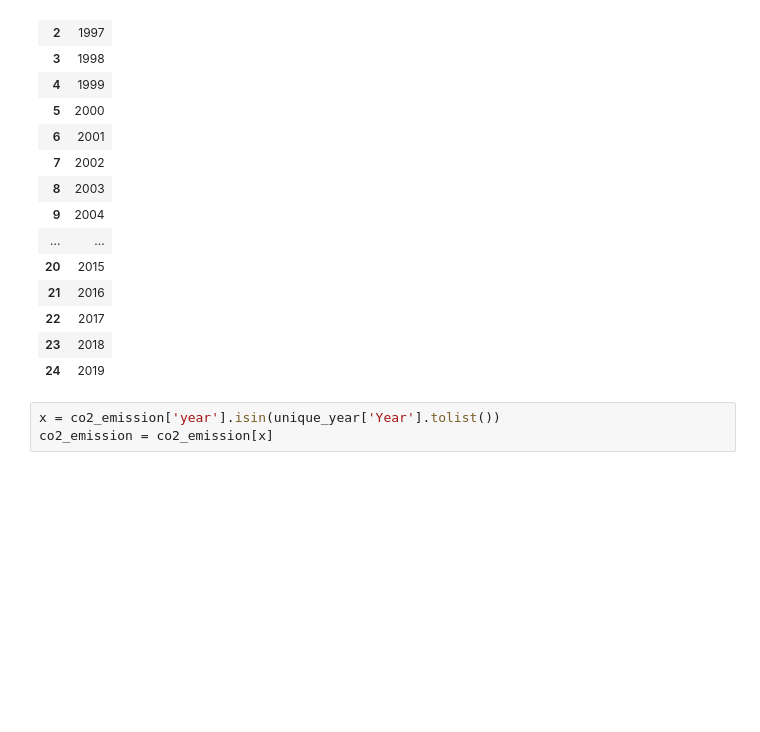
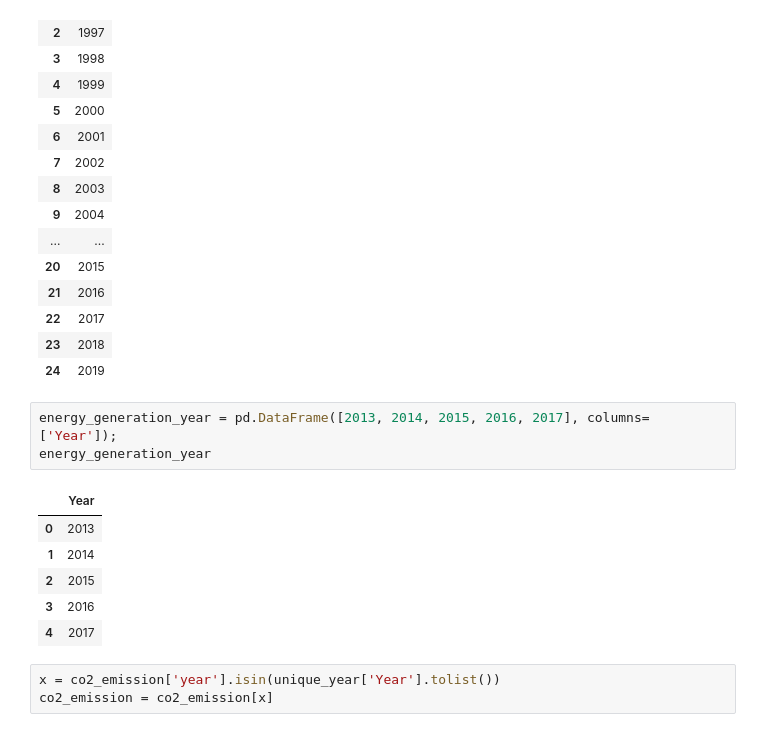
Before and after one commit to Tanuj7942/PowerPlantsData, a Jupyter notebook: Analysis/Power Plant Effects.ipynb, the cells around one changed output. Cells and saved outputs as stored; diff of their text form; blank space fills up the shorter version.

```diff
--- a/Analysis/Power Plant Effects.ipynb
+++ b/Analysis/Power Plant Effects.ipynb
@@ -144,6 +161,16 @@ unique_year
 | 22 | 2017 |
 | 23 | 2018 |
 | 24 | 2019 |
+# %%
+energy_generation_year = pd.DataFrame([2013, 2014, 2015, 2016, 2017], columns=['Year']);
+energy_generation_year
+# %% [output]
+|  | Year |
+| 0 | 2013 |
+| 1 | 2014 |
+| 2 | 2015 |
+| 3 | 2016 |
+| 4 | 2017 |
 # %%
 x = co2_emission['year'].isin(unique_year['Year'].tolist())
 co2_emission = co2_emission[x]
```
Also changed, not shown: parts of 6 cells of this notebook, 5 other files.
